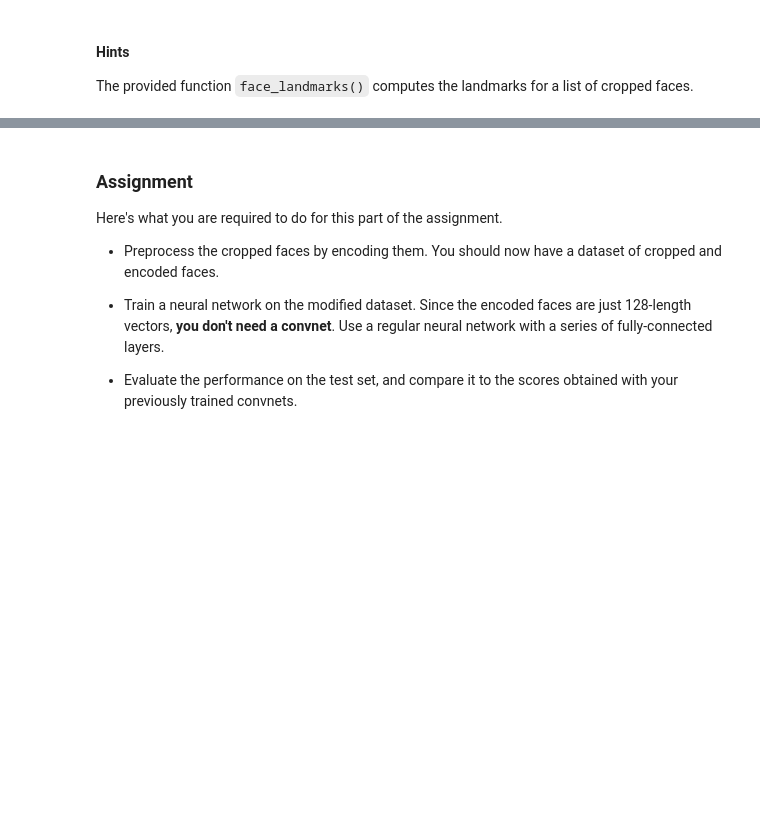
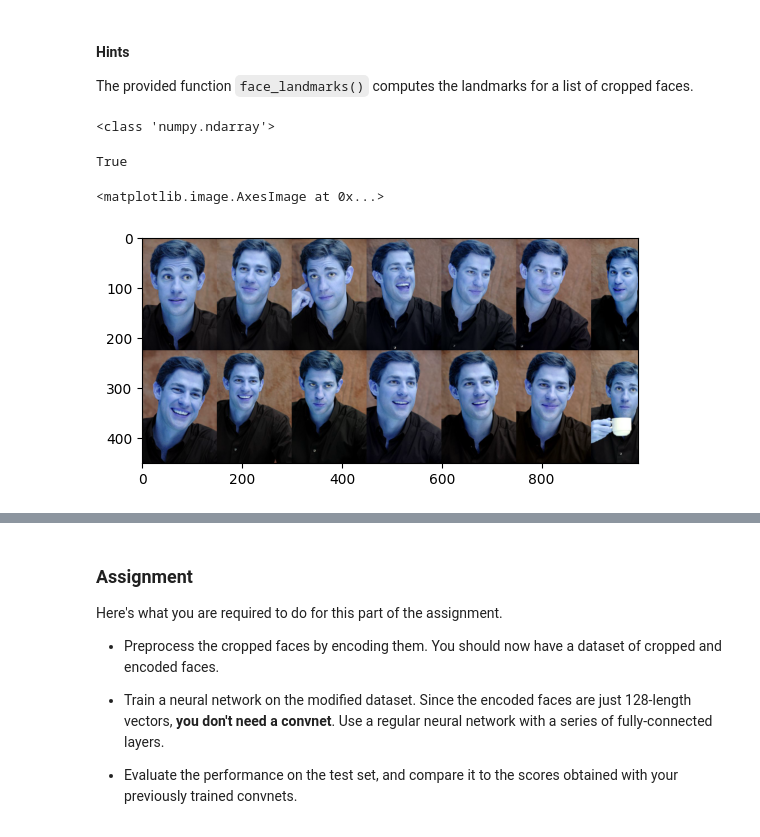
Before and after one commit to Aubert-Antoine/EL_3003-IA_et_Deep_Learning, a Jupyter notebook: LAB 7 FaceRecognition/TP7_FaceRecognition.ipynb, the cells around one changed output, grey strips where cells are left out. Drawn from its saved outputs; the diff is of its cells as text; code cells hidden in the pictures; blank space fills up the shorter version.

```diff
--- a/LAB 7 FaceRecognition/TP7_FaceRecognition.ipynb
+++ b/LAB 7 FaceRecognition/TP7_FaceRecognition.ipynb
@@ -772,4 +771,19 @@ def align_faces(images, landmarks, idx=INNER_EYES_AND_BOTTOM_LIP):
 #### Hints
 
 The provided function `face_landmarks()` computes the landmarks for a list of cropped faces.
+# %%
+print(type(faces))
+faces_list = list(faces)
+
+isinstance(faces_list, list)
+# %% [output]
+<class 'numpy.ndarray'>
+True
+# %%
+image = cv2.imread("figures/faces.png")
+# image = cv2.cvtColor(image, cv2.COLOR_BGR2RGB)
+plt.imshow(image)
+# %% [output]
+<matplotlib.image.AxesImage at 0x...>
+[figure, added]
 # %%
```
Also changed, not shown: parts of 22 cells of this notebook.
